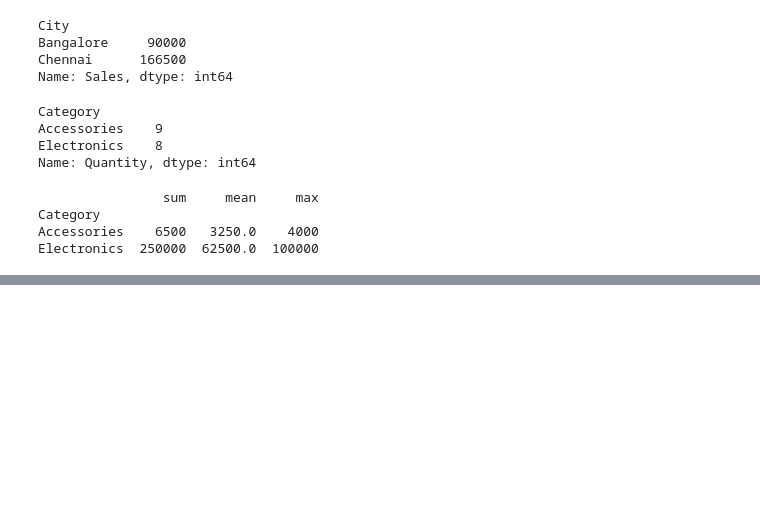
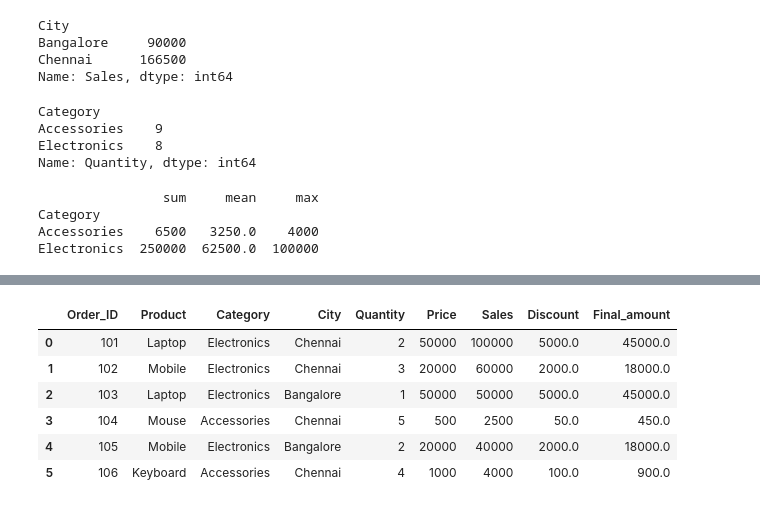
Before and after one commit to padmavathy-mca/python-essentials, a Jupyter notebook: Pandas_tasks.ipynb, the cells around one changed output, grey strips where cells are left out. Saved outputs shown, nothing was run; the diff lists cells and outputs as text; code cells hidden in the pictures; blank space fills up the shorter version.

```diff
--- a/Pandas_tasks.ipynb
+++ b/Pandas_tasks.ipynb
@@ -343,0 +413,4 @@ Electronics  250000  62500.0  100000
+# %%
+#Create a Discount column with a 10% discount
+df['Discount'] = df['Price'] * 0.10
+df
@@ -343,0 +425,13 @@ Electronics  250000  62500.0  100000
+# %%
+#Final_Amount = Total_Amount - Discount
+df['Final_amount'] = df['Price'] - df['Discount']
+
+df
+# %% [output]
+|  | Order_ID | Product | Category | City | Quantity | Price | Sales | Discount | Final_amount |
+| 0 | 101 | Laptop | Electronics | Chennai | 2 | 50000 | 100000 | 5000.0 | 45000.0 |
+| 1 | 102 | Mobile | Electronics | Chennai | 3 | 20000 | 60000 | 2000.0 | 18000.0 |
+| 2 | 103 | Laptop | Electronics | Bangalore | 1 | 50000 | 50000 | 5000.0 | 45000.0 |
+| 3 | 104 | Mouse | Accessories | Chennai | 5 | 500 | 2500 | 50.0 | 450.0 |
+| 4 | 105 | Mobile | Electronics | Bangalore | 2 | 20000 | 40000 | 2000.0 | 18000.0 |
+| 5 | 106 | Keyboard | Accessories | Chennai | 4 | 1000 | 4000 | 100.0 | 900.0 |
```
Also changed, not shown: parts of 36 cells of this notebook, 1 other file.
